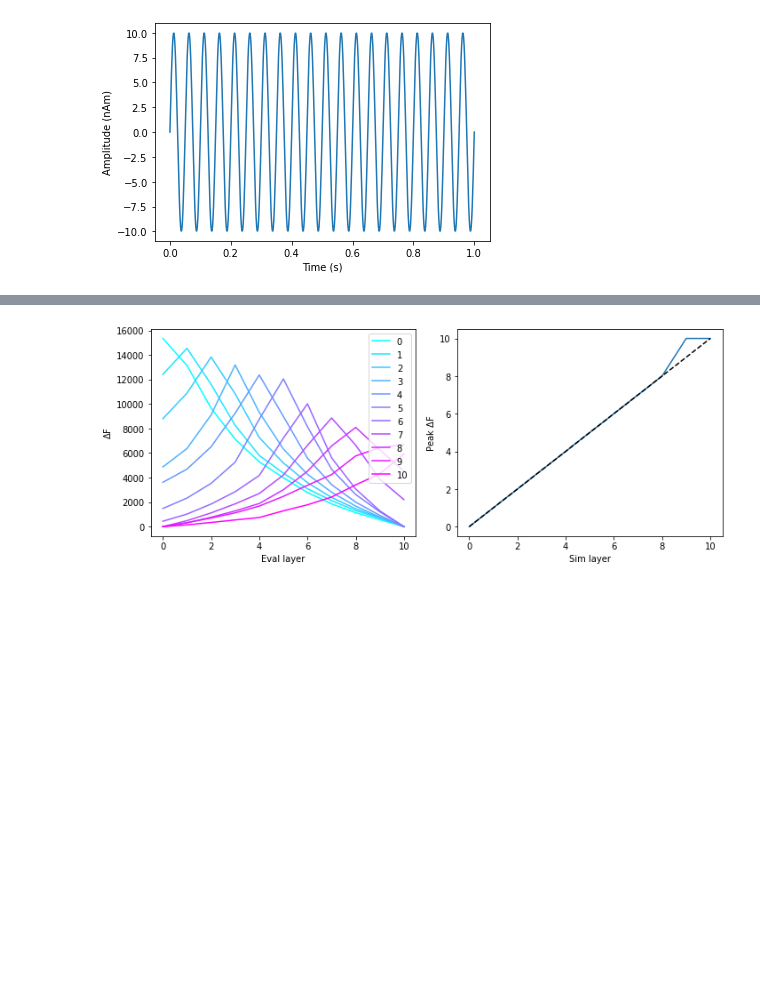
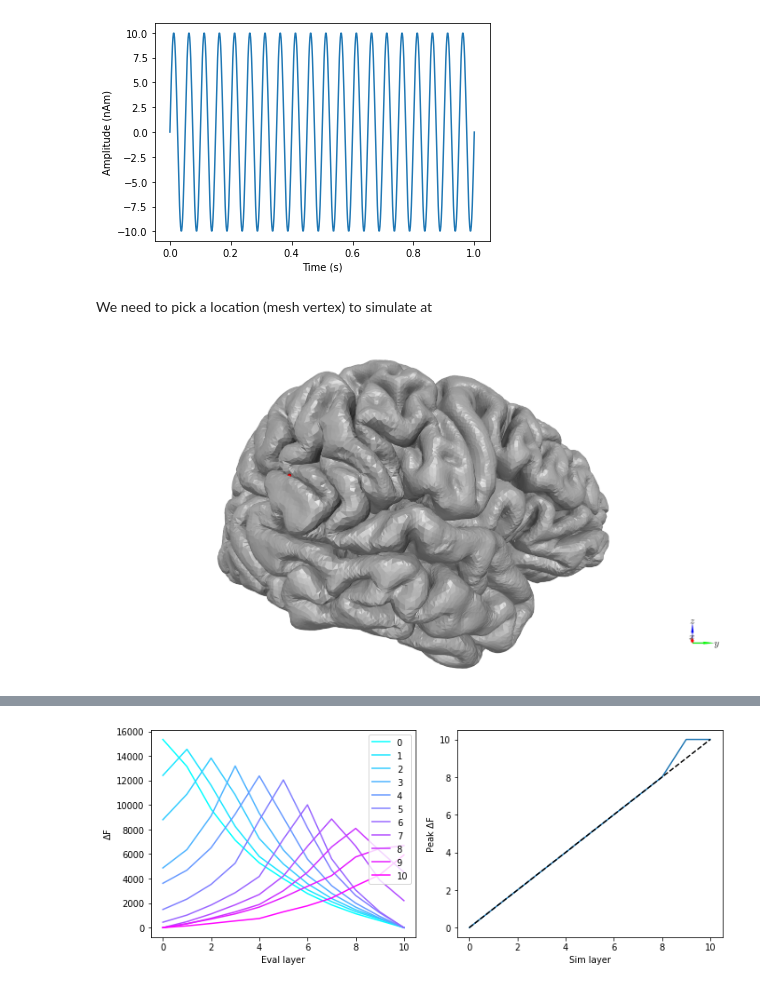
Before and after one commit to danclab/laMEG, a Jupyter notebook: tutorials/optimized_example.ipynb, the cells around one changed output, grey strips where cells are left out. Cells and saved outputs as stored; diff of their text form; code cells hidden in the pictures; blank space fills up the shorter version.

Commit message:
added documentation and image previews
Former-commit-id: 556721bf4185d9c088d1f01430e495e0dc166345

```diff
--- a/tutorials/optimized_example.ipynb
+++ b/tutorials/optimized_example.ipynb
@@ -122,3 +182,26 @@ plt.ylabel('Amplitude (nAm)')
 # %% [output]
 Text(0, 0.5, 'Amplitude (nAm)')
 [figure]
+# %% [markdown]
+We need to pick a location (mesh vertex) to simulate at
+# %%
+# Vertex to simulate activity at
+sim_vertex=24588
+
+pial_ds_mesh_fname = os.path.join('../test_output', subj_id, 'pial.ds.link_vector.gii')
+pial_ds_mesh = nib.load(pial_ds_mesh_fname)
+pial_coord = pial_ds_mesh.darrays[0].data[sim_vertex,:]
+pial_mesh_fname = os.path.join('../test_output', subj_id, 'pial.gii')
+pial_mesh = nib.load(pial_mesh_fname)
+cam_view = [152, 28, 15,
+            3.5, 26, 38.5,
+            0, 0, 1]
+plot = show_surface(
+    pial_mesh,
+    opacity=1,
+    coords=pial_coord,
+    coord_size=2,
+    camera_view=cam_view
+)
+# %% [output]
+[figure, added]
```
Also changed, not shown: parts of 18 cells of this notebook.
